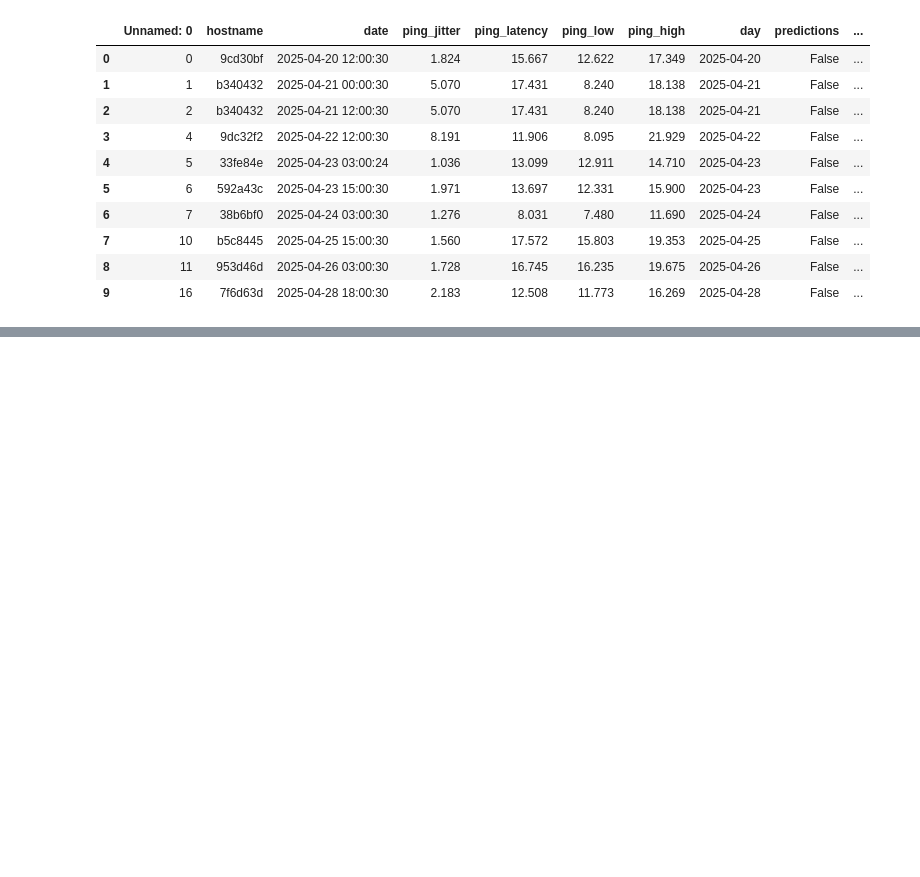
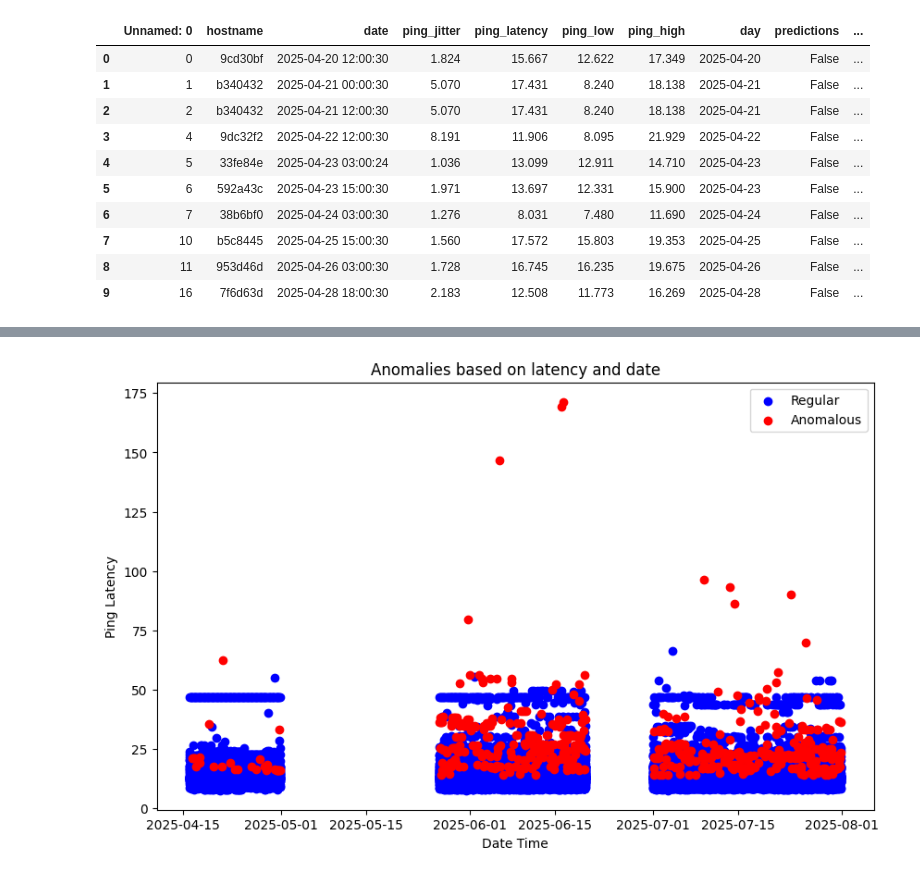
Before and after one commit to noise-course/course-project-Luca-W-D, a Jupyter notebook: clarice.ipynb, the cells around one changed output, grey strips where cells are left out. Drawn from its saved outputs; the diff is of its cells as text; code cells hidden in the pictures; blank space fills up the shorter version.

```diff
--- a/clarice.ipynb
+++ b/clarice.ipynb
@@ -29,3 +65,16 @@ hdf = df[df["hostname"] == hostname]
 # %%
 reg = hdf[hdf["predictions"] == False]
 anomalies = hdf[hdf["predictions"] == True]
+# %%
+#for host name
+plt.figure(figsize=(10, 6))
+plt.title(f"Anomalies based on latency and date")
+plt.xlabel("Date Time")
+plt.ylabel("Ping Latency")
+plt.scatter(reg["date"], reg["ping_latency"], color="blue", label="Regular")
+plt.scatter(anomalies["date"], anomalies["ping_latency"], color="red", label="Anomalous")
+plt.legend()
+# plt.savefig(f"plots/latency-date.png")
+plt.show()
+# %% [output]
+[figure, added]
```
Also changed, not shown: parts of 8 cells of this notebook, 4 other files.
